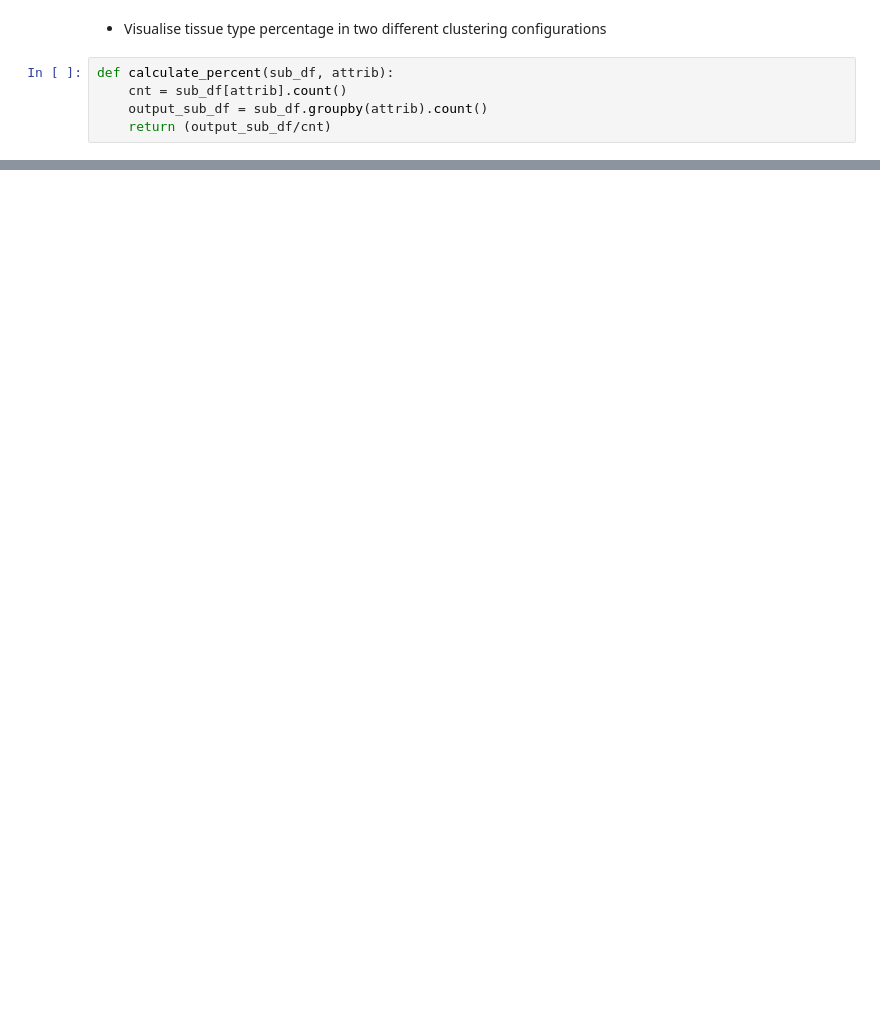
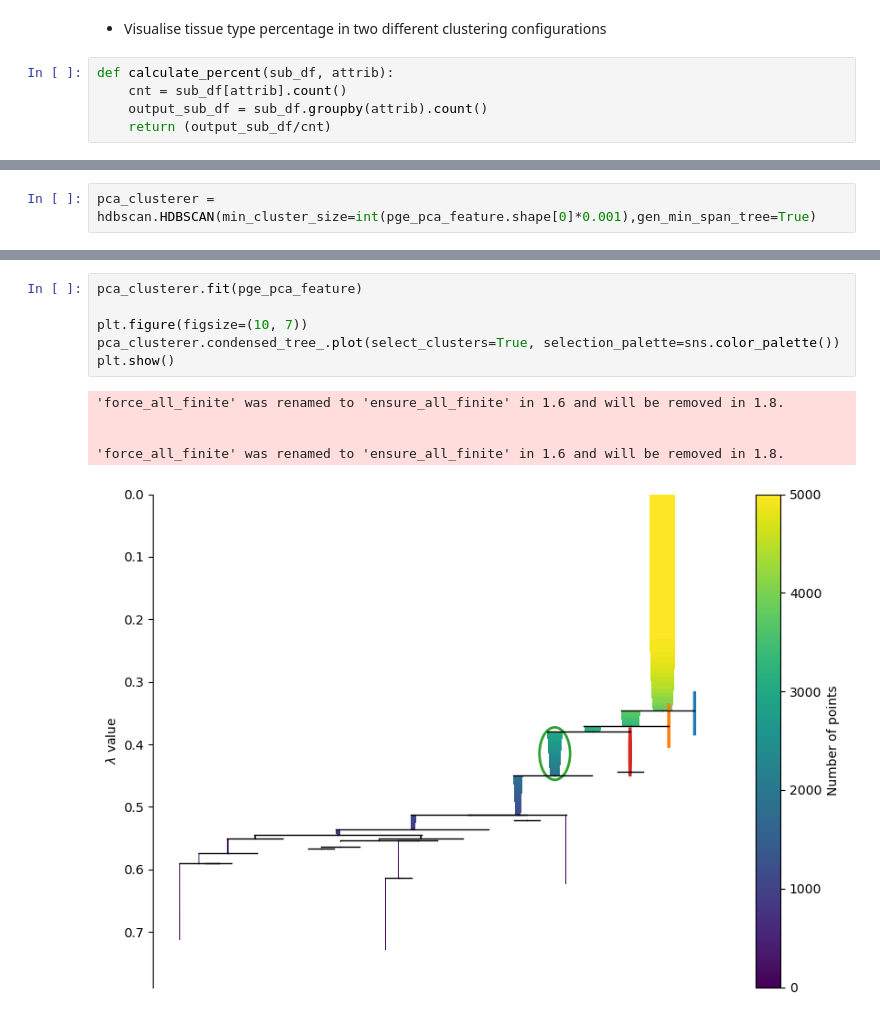
Before and after one commit to RanjithKannan03/ml-casestudy2, a Jupyter notebook: CaseStudy2.ipynb, the cells around one changed output, grey strips where cells are left out. Drawn from its saved outputs; the diff is of its cells as text; blank space fills up the shorter version.

```diff
--- a/CaseStudy2.ipynb
+++ b/CaseStudy2.ipynb
@@ -321,0 +343,2 @@ Matplotlib is currently using module://matplotlib_inline.backend_inline, which i
+# %%
+pca_clusterer = hdbscan.HDBSCAN(min_cluster_size=int(pge_pca_feature.shape[0]*0.001),gen_min_span_tree=True)
@@ -321,0 +349,12 @@ Matplotlib is currently using module://matplotlib_inline.backend_inline, which i
+# %%
+pca_clusterer.fit(pge_pca_feature)
+
+plt.figure(figsize=(10, 7))
+pca_clusterer.condensed_tree_.plot(select_clusters=True, selection_palette=sns.color_palette())
+plt.show()
+# %% [output]
+'force_all_finite' was renamed to 'ensure_all_finite' in 1.6 and will be removed in 1.8.
+
+
+'force_all_finite' was renamed to 'ensure_all_finite' in 1.6 and will be removed in 1.8.
+[figure, added]
```
Also changed, not shown: parts of 18 cells of this notebook, 2 other files.
